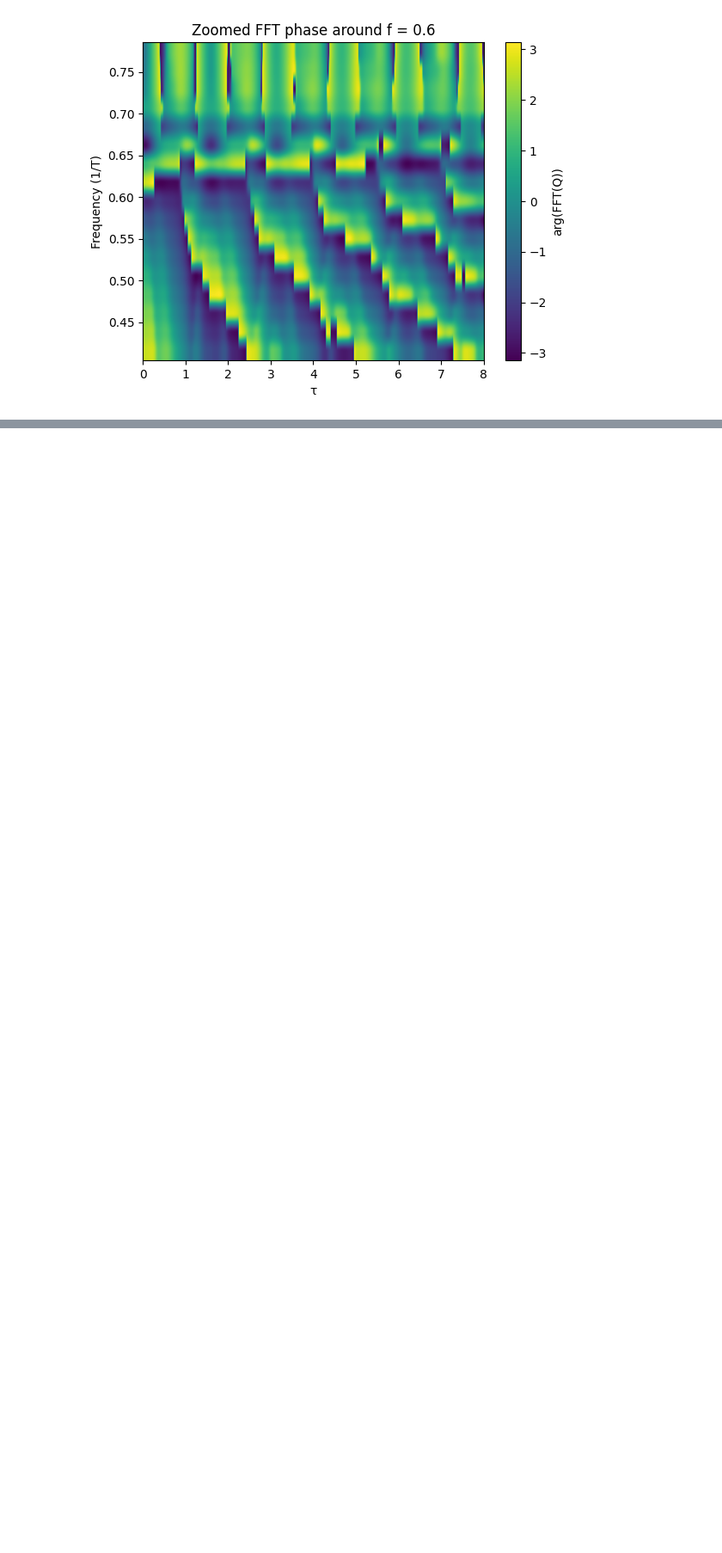
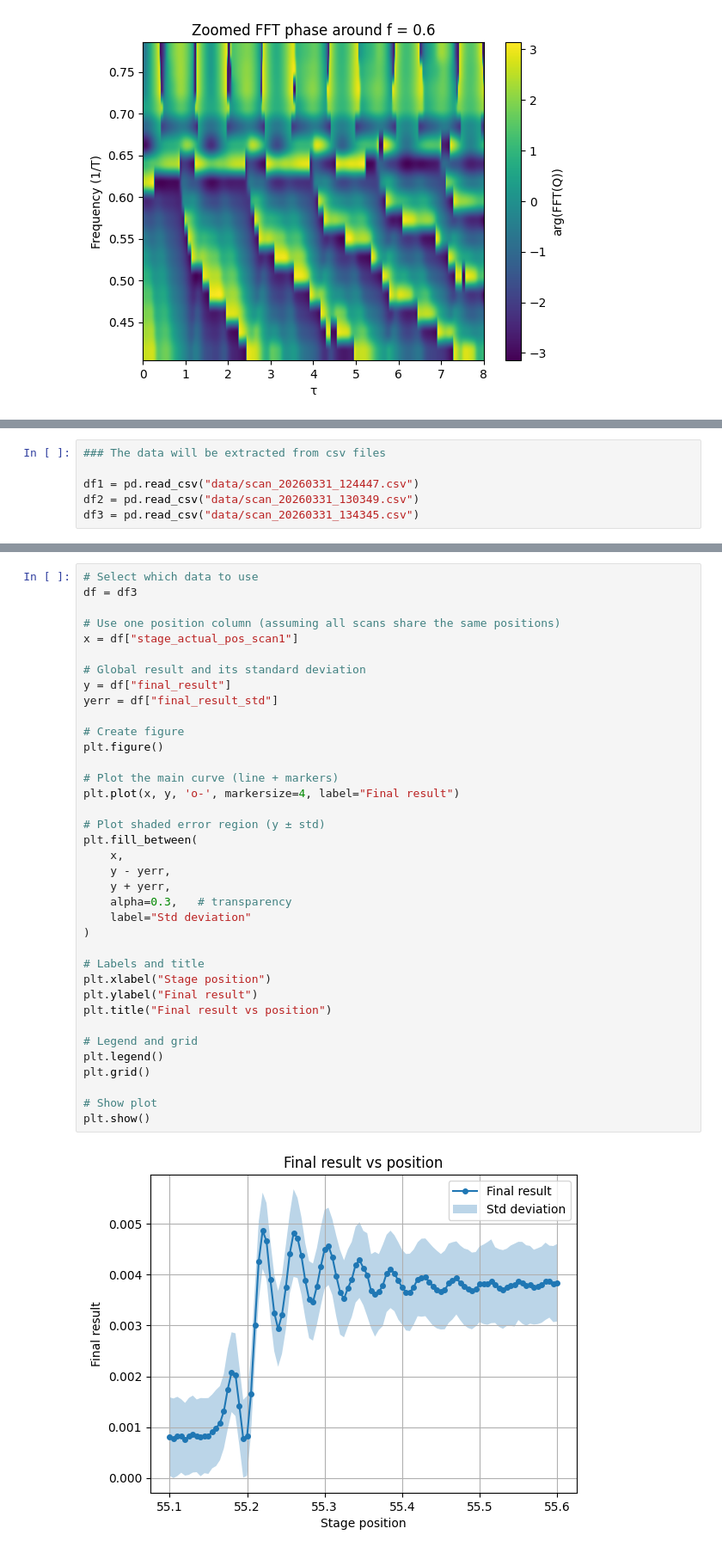
Before and after one commit to VictorC-dot/GeTe_Spectro_Simulation, a Jupyter notebook: Model_2D_Spectro.ipynb, the cells around one changed output, grey strips where cells are left out. Shown at 86% size. Cells and saved outputs as stored; diff of their text form; blank space fills up the shorter version.

Commit message:
Data extraction and gitignore

```diff
--- a/Model_2D_Spectro.ipynb
+++ b/Model_2D_Spectro.ipynb
@@ -821,0 +830,6 @@ plt.show()
+# %%
+### The data will be extracted from csv files
+
+df1 = pd.read_csv("data/scan_20260331_124447.csv")
+df2 = pd.read_csv("data/scan_20260331_130349.csv")
+df3 = pd.read_csv("data/scan_20260331_134345.csv")
@@ -821,0 +861,39 @@ plt.show()
+# %%
+# Select which data to use
+df = df3
+
+# Use one position column (assuming all scans share the same positions)
+x = df["stage_actual_pos_scan1"]
+
+# Global result and its standard deviation
+y = df["final_result"]
+yerr = df["final_result_std"]
+
+# Create figure
+plt.figure()
+
+# Plot the main curve (line + markers)
+plt.plot(x, y, 'o-', markersize=4, label="Final result")
+
+# Plot shaded error region (y ± std)
+plt.fill_between(
+    x,
+    y - yerr,
+    y + yerr,
+    alpha=0.3,   # transparency
+    label="Std deviation"
+)
+
+# Labels and title
+plt.xlabel("Stage position")
+plt.ylabel("Final result")
+plt.title("Final result vs position")
+
+# Legend and grid
+plt.legend()
+plt.grid()
+
+# Show plot
+plt.show()
+# %% [output]
+[figure, added]
```
Also changed, not shown: parts of 7 cells of this notebook, 1 other file.
